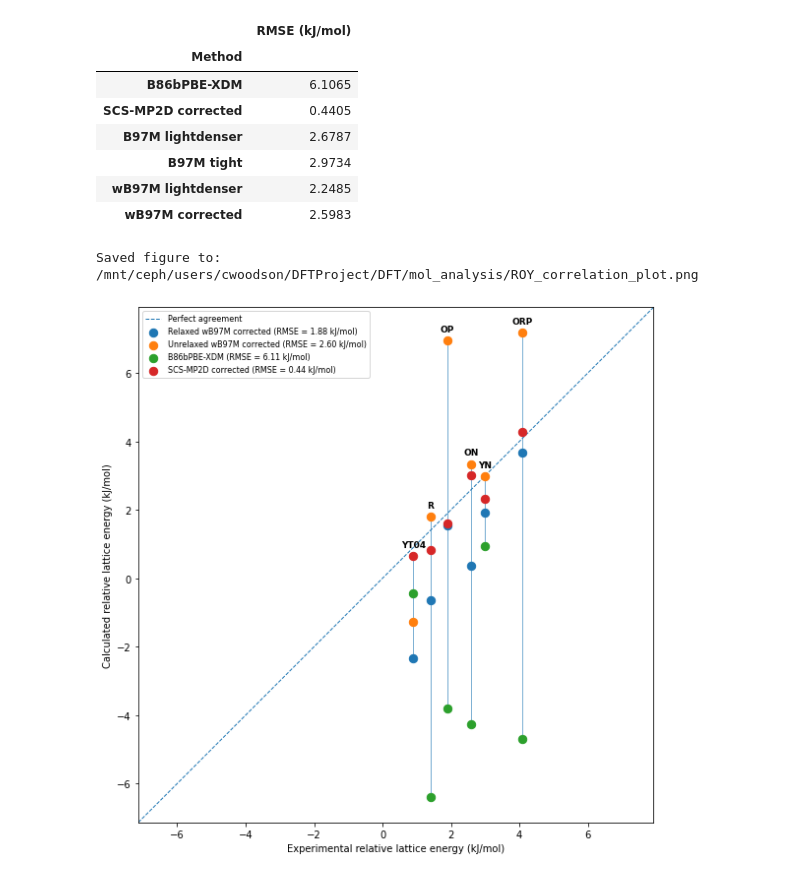
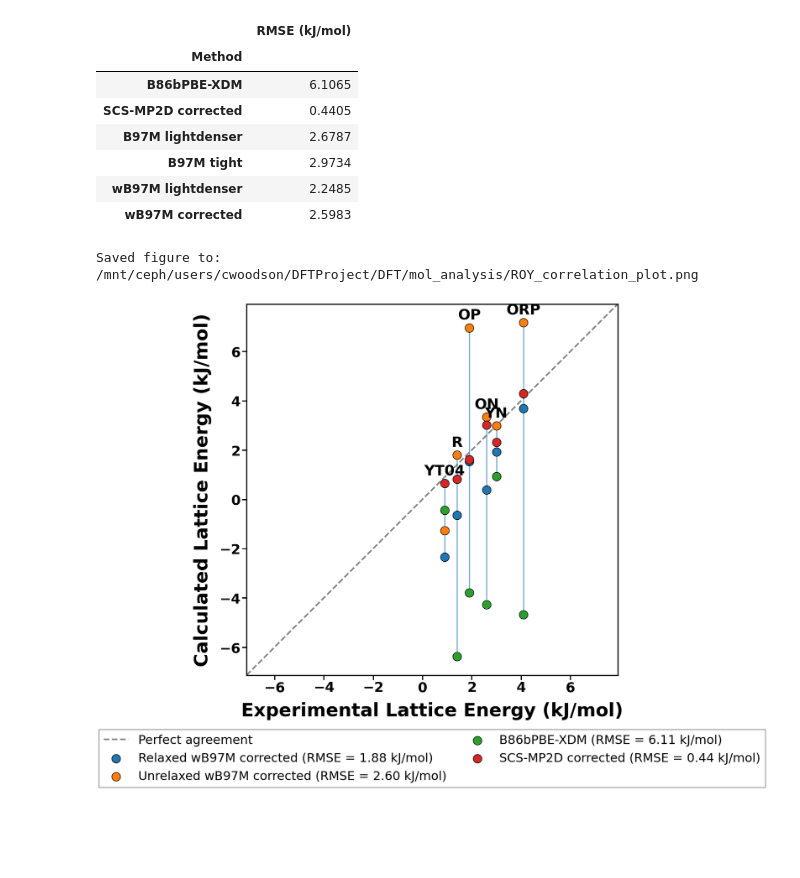
Before and after one commit to yce6db/DFTProject, a Jupyter notebook: DFT/mol_analysis/roy.ipynb, the cells around one changed output. Cells and saved outputs as stored; diff of their text form; code cells hidden in the pictures; blank space fills up the shorter version.

Commit message:
Attempt to fix large figure

```diff
--- a/DFT/mol_analysis/roy.ipynb
+++ b/DFT/mol_analysis/roy.ipynb
@@ -759,11 +759,9 @@ Unrelaxed structures: metrics relative to Experimental values
 | wB97M lightdenser | 2.2485 |
 | wB97M corrected | 2.5983 |
 # %%
-# Correlation plot: calculated relative energies versus experiment
 
 def plot_correlation(relaxed_results, unrelaxed_results):
 
-    # Exclude Y because it is the reference point at (0, 0).
     polymorphs = [
         polymorph
         for polymorph in POLYMORPHS
@@ -802,9 +800,8 @@ def plot_correlation(relaxed_results, unrelaxed_results):
         ),
     }
 
-    fig, ax = plt.subplots(figsize=(8, 8))
+    fig, ax = plt.subplots(figsize=(22, 20))
 
-    # Determine common limits for both axes.
     all_values = list(experiment)
 
     for calculated_values in methods.values():
@@ -813,17 +810,16 @@ def plot_correlation(relaxed_results, unrelaxed_results):
     plot_min = min(all_values) - 0.75
     plot_max = max(all_values) + 0.75
 
-    # Perfect-agreement line.
     ax.plot(
         [plot_min, plot_max],
         [plot_min, plot_max],
         linestyle="--",
-        linewidth=1,
+        linewidth=4.0,
+        color="gray",
         label="Perfect agreement",
         zorder=1,
     )
 
-    # Plot each method and include its RMSE in the legend.
     for method_name, calculated_values in methods.items():
 
         rmse = np.sqrt(
@@ -840,12 +836,13 @@ def plot_correlation(relaxed_results, unrelaxed_results):
         ax.scatter(
             experiment,
             calculated_values,
-            s=70,
+            s=500,
+            edgecolor="black",
+            linewidth=1.5,
             label=legend_label,
             zorder=3,
         )
 
-    # Draw one vertical connector and one label for each polymorph.
     method_arrays = list(methods.values())
 
     for index, polymorph in enumerate(polymorphs):
@@ -864,7 +861,7 @@ def plot_correlation(relaxed_results, unrelaxed_results):
             x=x_value,
             ymin=y_min,
             ymax=y_max,
-            linewidth=1,
+            linewidth=3.0,
             alpha=0.6,
             zorder=2,
         )
@@ -872,11 +869,11 @@ def plot_correlation(relaxed_results, unrelaxed_results):
         ax.annotate(
             polymorph,
             xy=(x_value, y_max),
-            xytext=(0, 7),
+            xytext=(0, 14),
             textcoords="offset points",
             ha="center",
             va="bottom",
-            fontsize=9,
+            fontsize=38,
             fontweight="bold",
             zorder=4,
         )
@@ -890,40 +887,69 @@ def plot_correlation(relaxed_results, unrelaxed_results):
     )
 
     ax.set_xlabel(
-        "Experimental relative lattice energy (kJ/mol)"
+        "Experimental Lattice Energy (kJ/mol)",
+        fontsize=48,
+        fontweight="bold",
+        labelpad=20,
     )
 
     ax.set_ylabel(
-        "Calculated relative lattice energy (kJ/mol)"
+        "Calculated Lattice Energy (kJ/mol)",
+        fontsize=48,
+        fontweight="bold",
+        labelpad=20,
     )
 
-    ax.legend(
-        loc="best",
-        fontsize=8,
+    ax.tick_params(
+        axis="both",
+        which="major",
+        labelsize=36,
+        length=12,
+        width=3,
     )
 
-    fig.tight_layout()
+    for tick_label in ax.get_xticklabels() + ax.get_yticklabels():
+        tick_label.set_fontweight("bold")
+
+    for spine in ax.spines.values():
+        spine.set_linewidth(3)
+
+    ax.legend(
+        loc="upper center",
+        bbox_to_anchor=(0.5, -0.13),
+        fontsize=32,
+        frameon=True,
+        edgecolor="black",
+        fancybox=False,
+        ncol=2,
+        columnspacing=1.5,
+        handletextpad=0.8,
+    )
+
+    fig.tight_layout(
+        rect=[0, 0.10, 1, 1]
+    )
 
     output_file = (
         ROOT
         / "ROY_correlation_plot.png"
     )
 
     fig.savefig(
         output_file,
-        dpi=300,
+        dpi=600,
         bbox_inches="tight",
     )
 
     print(f"Saved figure to: {output_file}")
 
     plt.show()
 
 
 plot_correlation(
     relaxed_results,
     unrelaxed_results,
 )
 # %% [output]
 Saved figure to: /mnt/ceph/users/cwoodson/DFTProject/DFT/mol_analysis/ROY_correlation_plot.png
-[figure, old version]
+[figure, new version]
```
Also changed, not shown: 16 other files.
